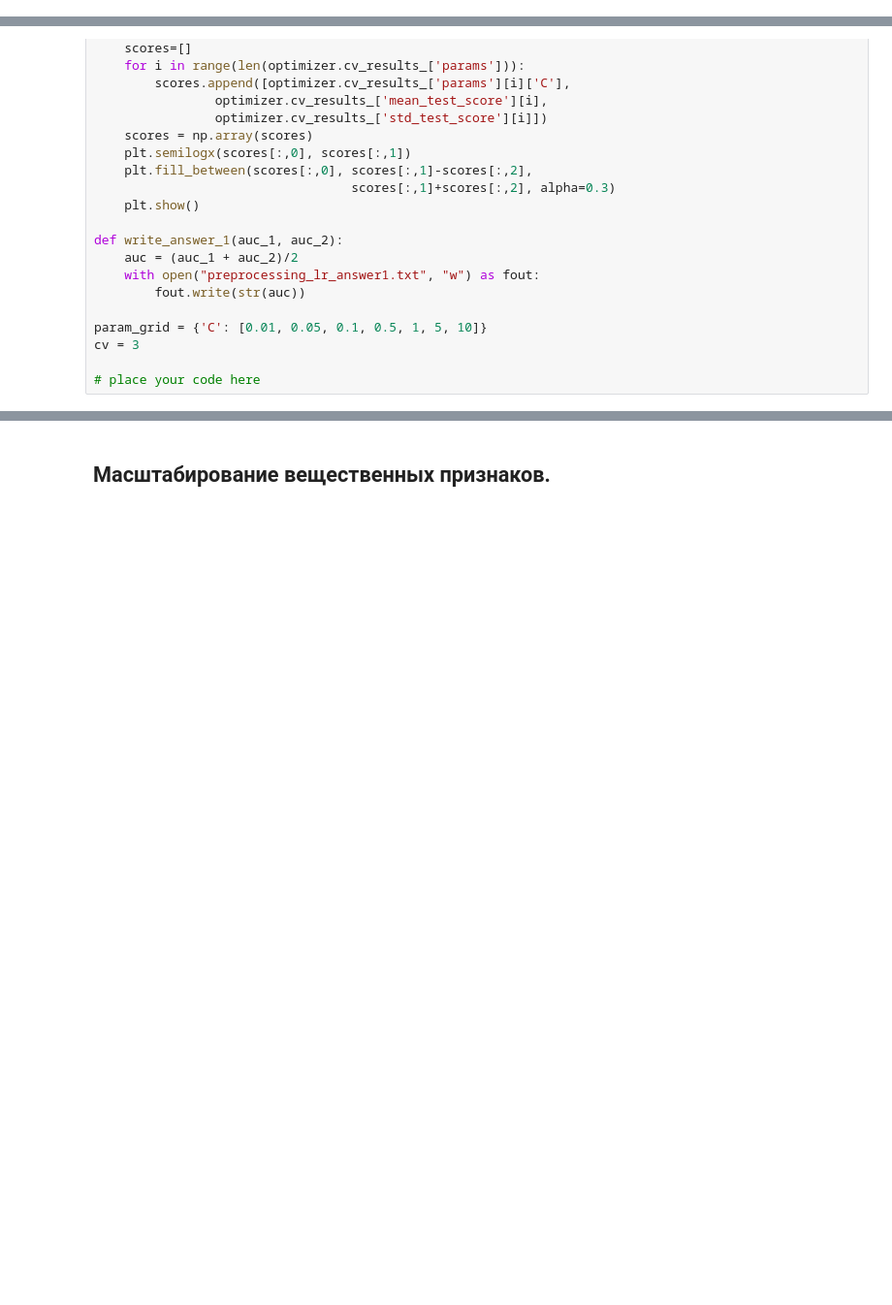
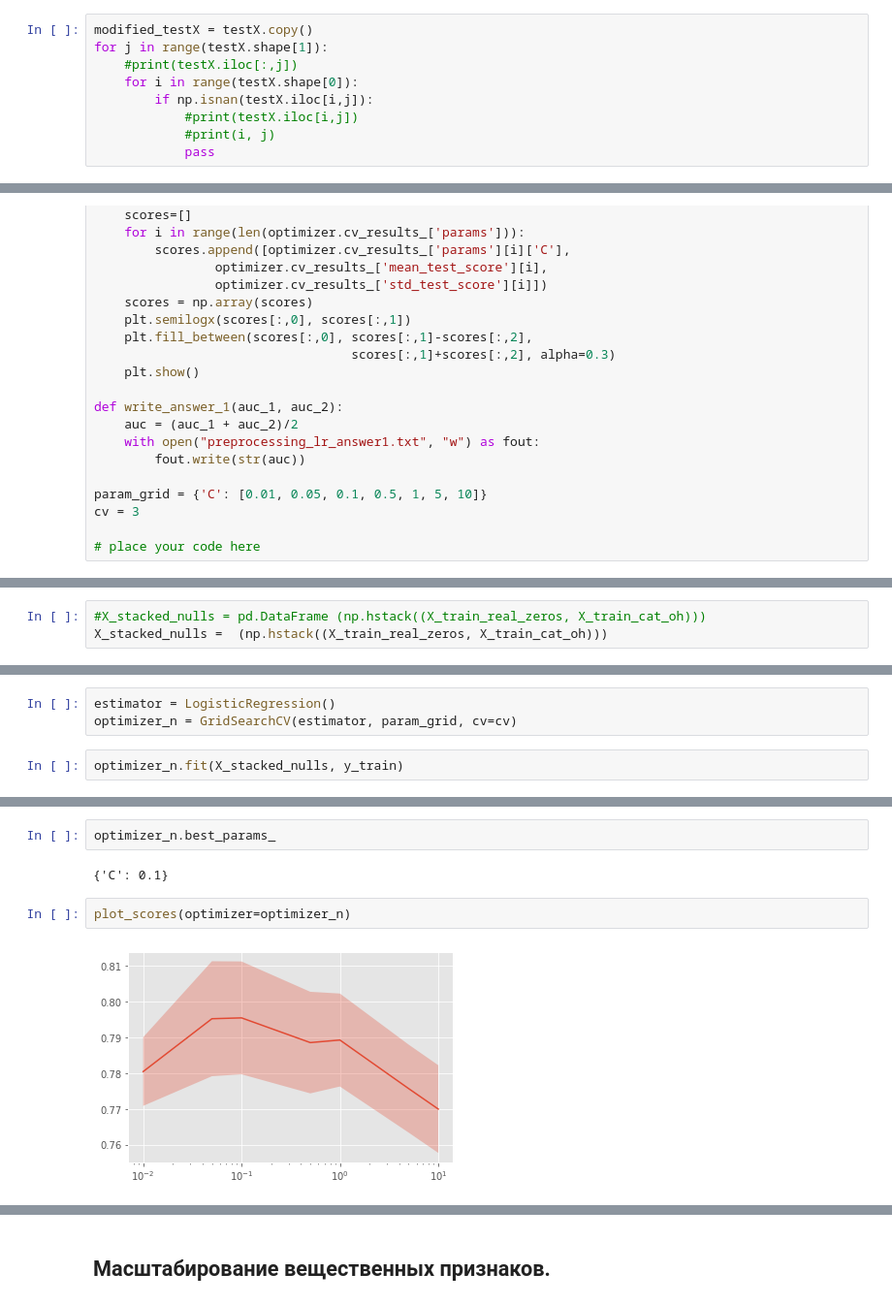
Before and after one commit to pavelevandrei/SupervisedLearning, a Jupyter notebook: week3/Preprocessing_LR_Grants.ipynb, the cells around one changed output, grey strips where cells are left out. Shown at 97% size. Cells and saved outputs as stored; diff of their text form; blank space fills up the shorter version.

```diff
--- a/week3/Preprocessing_LR_Grants.ipynb
+++ b/week3/Preprocessing_LR_Grants.ipynb
@@ -136,0 +217,9 @@ def calculate_means(numeric_data):
+# %%
+modified_testX = testX.copy()
+for j in range(testX.shape[1]):
+    #print(testX.iloc[:,j])
+    for i in range(testX.shape[0]):
+        if np.isnan(testX.iloc[i,j]):
+            #print(testX.iloc[i,j])
+            #print(i, j)
+            pass
@@ -267,0 +439,3 @@ cv = 3
+# %%
+#X_stacked_nulls = pd.DataFrame (np.hstack((X_train_real_zeros, X_train_cat_oh)))
+X_stacked_nulls =  (np.hstack((X_train_real_zeros, X_train_cat_oh)))
@@ -267,0 +456,5 @@ cv = 3
+# %%
+estimator = LogisticRegression()
+optimizer_n = GridSearchCV(estimator, param_grid, cv=cv)
+# %%
+optimizer_n.fit(X_stacked_nulls, y_train)
@@ -267,0 +475,8 @@ cv = 3
+# %%
+optimizer_n.best_params_
+# %% [output]
+{'C': 0.1}
+# %%
+plot_scores(optimizer=optimizer_n)
+# %% [output]
+[figure, added]
```
Also changed, not shown: parts of 44 cells of this notebook, 2 other files.
